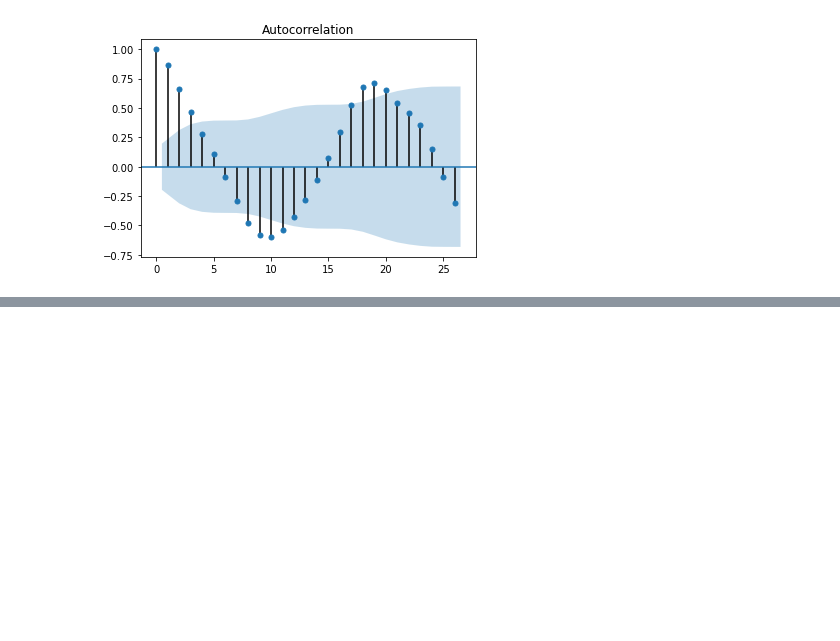
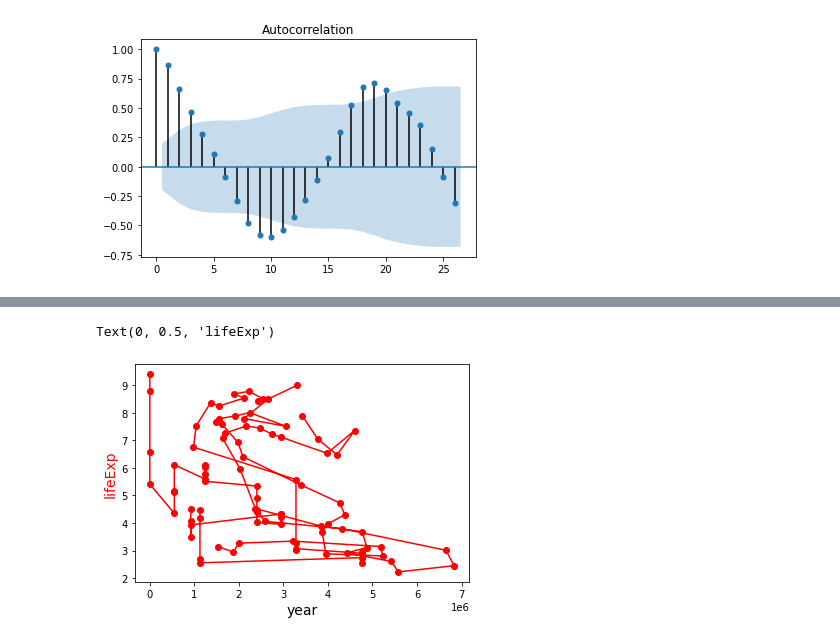
Before and after one commit to matozqui/Berries_Pricing, a Jupyter notebook: Spain/ES_Prices_2_Exploration.ipynb, the cells around one changed output, grey strips where cells are left out. Drawn from its saved outputs; the diff is of its cells as text; code cells hidden in the pictures; blank space fills up the shorter version.

```diff
--- a/Spain/ES_Prices_2_Exploration.ipynb
+++ b/Spain/ES_Prices_2_Exploration.ipynb
@@ -158,0 +220,12 @@ plot_acf(df_volumes_es_nozero,lags=26,unbiased=True);
+# %%
+# create figure and axis objects with subplots()
+fig,ax = plt.subplots()
+# make a plot
+ax.plot(df_volumes_total[(df_volumes_total.index.year>2015) & (df_volumes_total.index.year<2020)][0:208], blue_weeks[(blue_weeks.index.year>2015) & (blue_weeks.index.year<2020)], color="red", marker="o")
+# set x-axis label
+ax.set_xlabel("year",fontsize=14)
+# set y-axis label
+ax.set_ylabel("lifeExp",color="red",fontsize=14)
+# %% [output]
+Text(0, 0.5, 'lifeExp')
+[figure, added]
```
Also changed, not shown: parts of 8 cells of this notebook, 9 other files.
